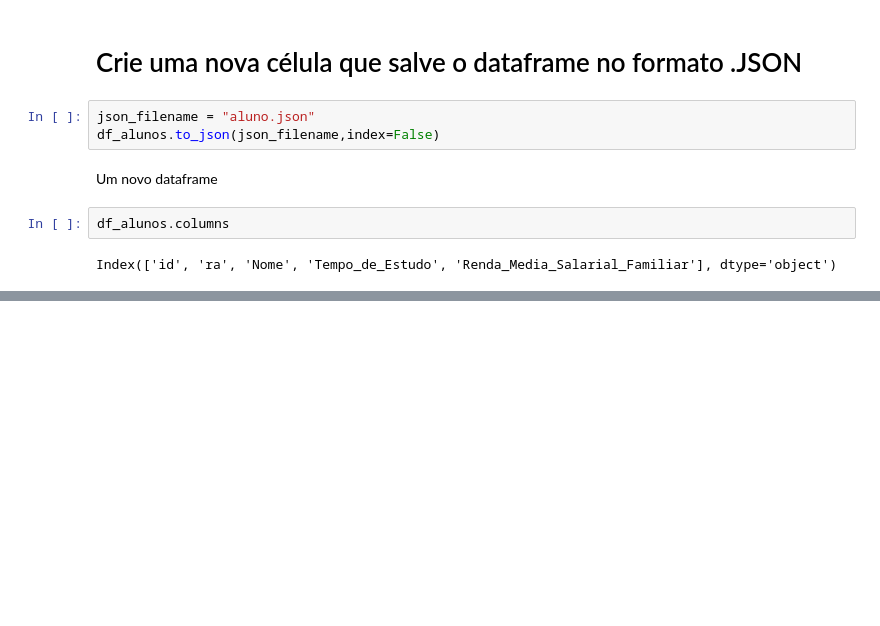
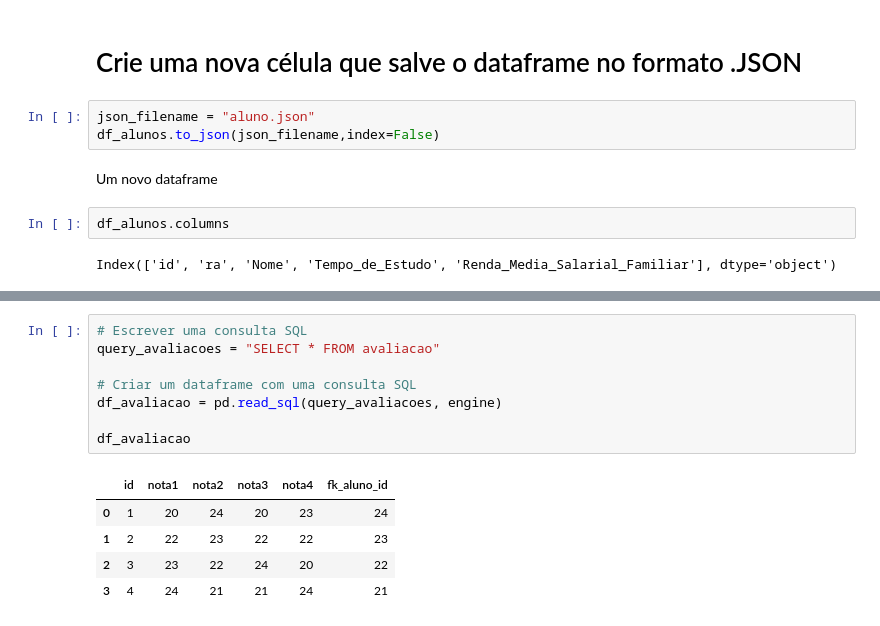
Before and after one commit to rafaelflorentinobarbosa/DataScience, a Jupyter notebook: projeto final manha/imersaopandas.ipynb, the cells around one changed output, grey strips where cells are left out. Saved outputs shown, nothing was run; the diff lists cells and outputs as text; blank space fills up the shorter version.

```diff
--- a/projeto final manha/imersaopandas.ipynb
+++ b/projeto final manha/imersaopandas.ipynb
@@ -126,0 +290,14 @@ df_tempo_renda = df_alunos[['tempoestudo','rendafamiliar']]
+# %%
+# Escrever uma consulta SQL
+query_avaliacoes = "SELECT * FROM avaliacao"
+
+# Criar um dataframe com uma consulta SQL
+df_avaliacao = pd.read_sql(query_avaliacoes, engine)
+
+df_avaliacao
+# %% [output]
+|  | id | nota1 | nota2 | nota3 | nota4 | fk_aluno_id |
+| 0 | 1 | 20 | 24 | 20 | 23 | 24 |
+| 1 | 2 | 22 | 23 | 22 | 22 | 23 |
+| 2 | 3 | 23 | 22 | 24 | 20 | 22 |
+| 3 | 4 | 24 | 21 | 21 | 24 | 21 |
```
Also changed, not shown: parts of 30 cells of this notebook, 1 other file.
